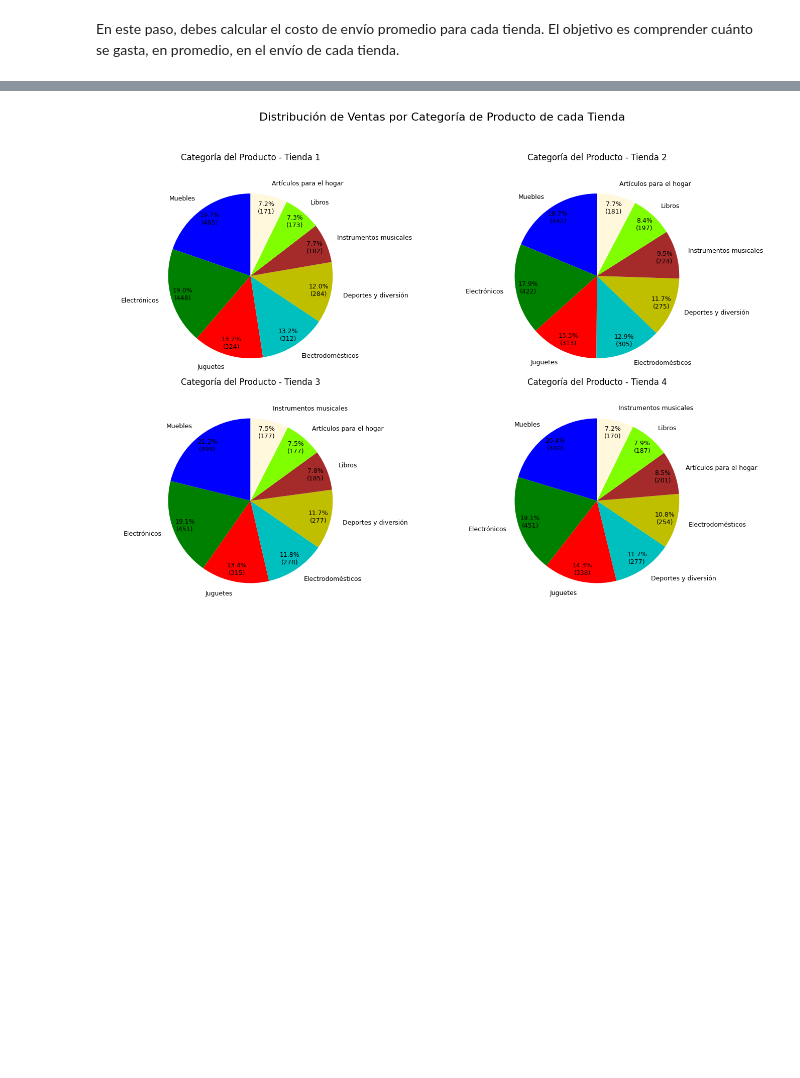
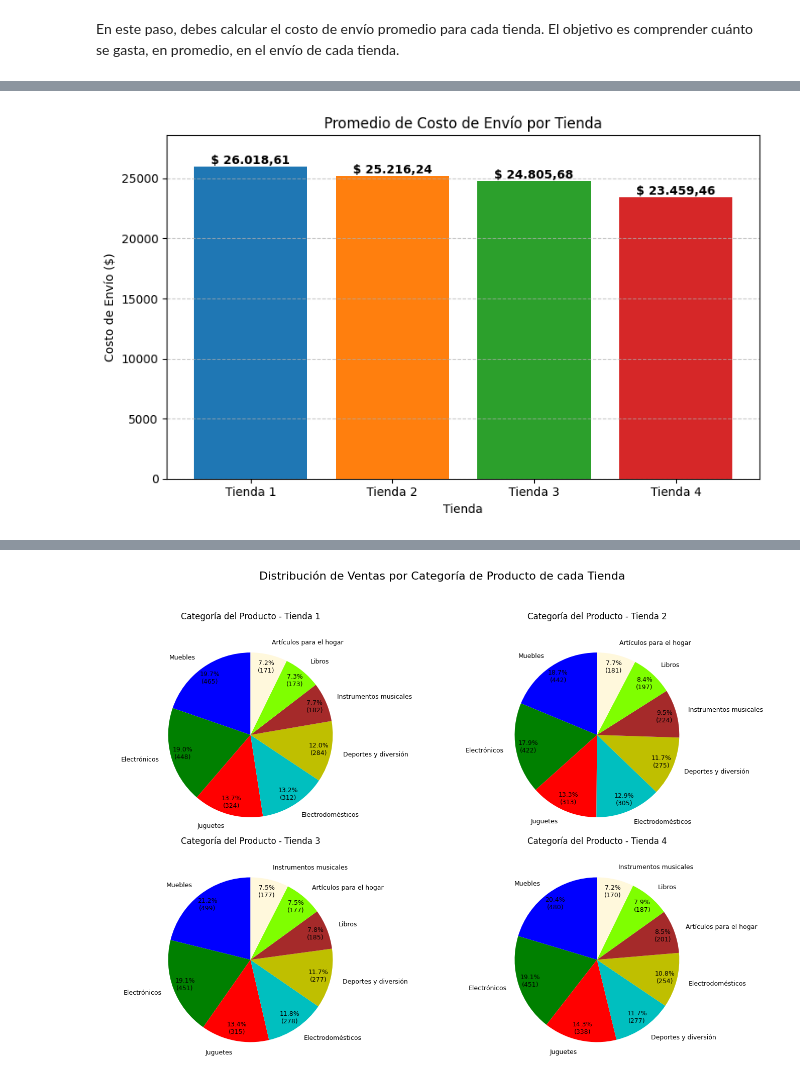
Before and after one commit to Carlos-Alberto-Antonio-G-Fuentes/Primer-Challenge-Alura, a Jupyter notebook: Challenge1_Carlos_Gonzalez_Fuentes.ipynb, the cells around one changed output, grey strips where cells are left out. Saved outputs shown, nothing was run; the diff lists cells and outputs as text; code cells hidden in the pictures; blank space fills up the shorter version.

```diff
--- a/Challenge1_Carlos_Gonzalez_Fuentes.ipynb
+++ b/Challenge1_Carlos_Gonzalez_Fuentes.ipynb
@@ -269,0 +222,4 @@ Ciencia de datos con Python                38
+# %%
+for tienda_, df_ventas in ventas_por_producto.items():
+    print(f'\n\033[1m\nLos 5 productos mas vendidos en la {tienda_} (en orden descendente) son:\033[0m\n')
+    print(df.head(5).to_string(index=False))
@@ -291,0 +271,16 @@ El promedio del costo de envío de la Tienda 4 es: 23.459,46
+# %%
+tiendas = {
+    'Tienda 1': tienda,
+    'Tienda 2': tienda2,
+    'Tienda 3': tienda3,
+    'Tienda 4': tienda4
+}
+
+# Calcular el promedio del costo de envío para cada tienda
+promedio_envio_por_tienda = {
+    tienda_: df['Costo de envío'].mean()
+    for tienda_, df in tiendas.items()
+}
+
+for tienda_, promedio in promedio_envio_por_tienda.items():
+    print(f'\n\033[1mEl costo de envio promedio de la {tienda_} es:\033[0m $ {formato_latino(promedio)}')
@@ -320,2 +300,38 @@ plt.show()
+# %%
+# Nombres de las tiendas y valores promedio de envío
+nombres_tiendas = list(promedio_envio_por_tienda.keys())
+valores_promedio = list(promedio_envio_por_tienda.values())
+
+# Colores personalizados para cada tienda
+colores = ['#1f77b4', '#ff7f0e', '#2ca02c', '#d62728']  # Azul, Naranja, Verde, Rojo
+
+# Crear el gráfico
+fig, ax = plt.subplots(figsize=(8, 5))
+barras = ax.bar(nombres_tiendas, valores_promedio, color=colores)
+ax.set_title('Promedio de Costo de Envío por Tienda')
+ax.set_ylabel('Costo de Envío ($)')
+ax.set_xlabel('Tienda')
+##ax.set_ylim(0, max{formato_latino(valores_promedio) * 1.1})
+ax.set_ylim(0, max(valores_promedio) * 1.1)
+ax.grid(axis='y', linestyle='--', alpha=0.7)
+
+
+# Añadir etiquetas de valores encima de cada barra
+for barra in barras:
+    altura = barra.get_height()
+    ax.text(
+        barra.get_x() + barra.get_width() / 2,
+        altura,
+        f'$ {formato_latino(altura)}',
+        ha='center',
+        va='bottom',
+        fontsize=10,
+        fontweight='bold'
+    )
+
+plt.tight_layout()
+plt.show()
+# %% [output]
+[figure, added]
 # %%
 # Datos para el gráfico
```
Also changed, not shown: parts of 36 cells of this notebook.
